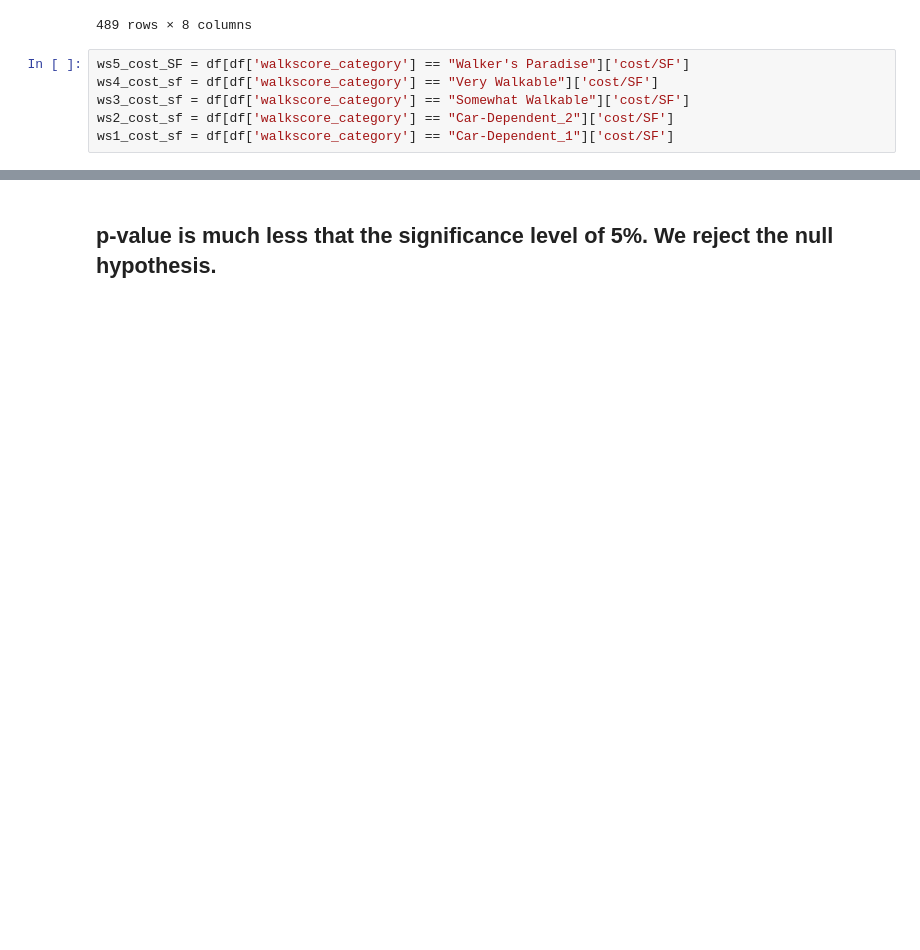
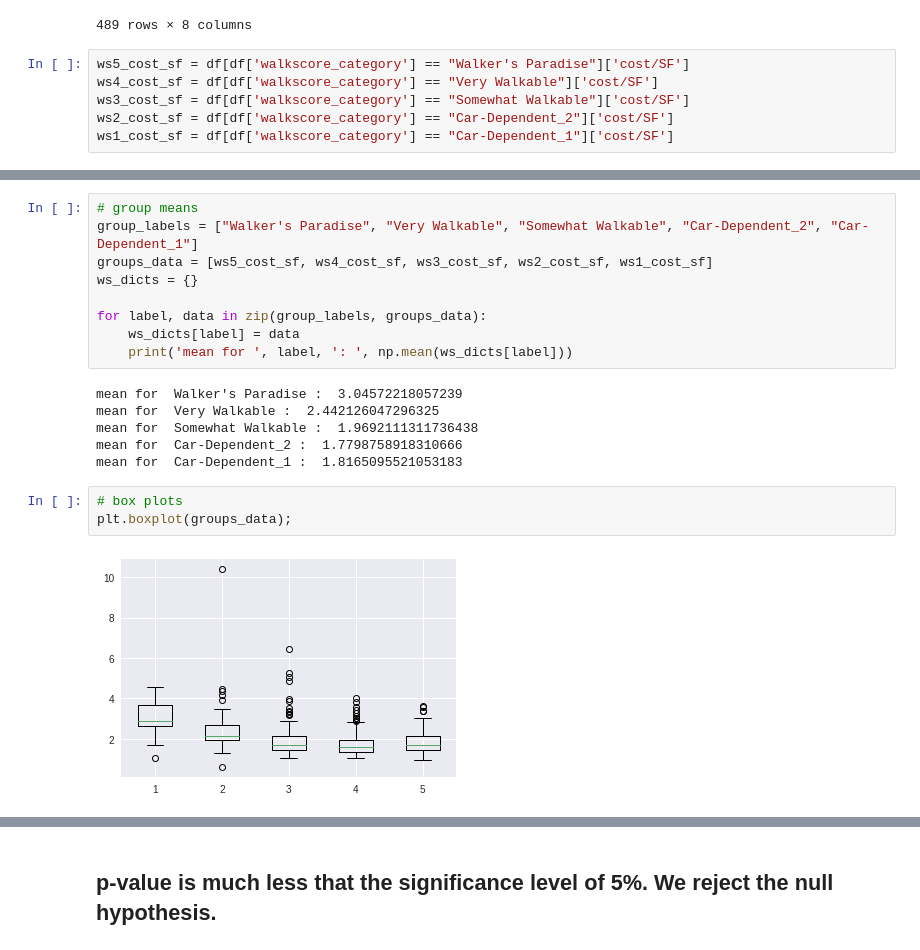
Before and after one commit to sn-ekstrand/walkability-and-cost, a Jupyter notebook: notebooks/eda.ipynb, the cells around one changed output, grey strips where cells are left out. Cells and saved outputs as stored; diff of their text form; blank space fills up the shorter version.

Commit message:
found cost/SF means for different walkscore groups

```diff
--- a/notebooks/eda.ipynb
+++ b/notebooks/eda.ipynb
@@ -84,7 +84,7 @@ df
 | 488 | 895rhe1 | 3212 Crosscreek Dr | Austin, TX 78757 | 1650.000000 | 1000.000000 | 46 | 1.650000 | Car-Dependent_2 |
 489 rows × 8 columns
 # %%
-ws5_cost_SF = df[df['walkscore_category'] == "Walker's Paradise"]['cost/SF']
+ws5_cost_sf = df[df['walkscore_category'] == "Walker's Paradise"]['cost/SF']
 ws4_cost_sf = df[df['walkscore_category'] == "Very Walkable"]['cost/SF']
 ws3_cost_sf = df[df['walkscore_category'] == "Somewhat Walkable"]['cost/SF']
 ws2_cost_sf = df[df['walkscore_category'] == "Car-Dependent_2"]['cost/SF']
@@ -97 +92,21 @@ ws1_cost_sf = df[df['walkscore_category'] == "Car-Dependent_1"]['cost/SF']
+# %%
+# group means
+group_labels = ["Walker's Paradise", "Very Walkable", "Somewhat Walkable", "Car-Dependent_2", "Car-Dependent_1"]
+groups_data = [ws5_cost_sf, ws4_cost_sf, ws3_cost_sf, ws2_cost_sf, ws1_cost_sf]
+ws_dicts = {}
+
+for label, data in zip(group_labels, groups_data):
+    ws_dicts[label] = data
+    print('mean for ', label, ': ', np.mean(ws_dicts[label]))
+# %% [output]
+mean for  Walker's Paradise :  3.04572218057239
+mean for  Very Walkable :  2.442126047296325
+mean for  Somewhat Walkable :  1.9692111311736438
+mean for  Car-Dependent_2 :  1.7798758918310666
+mean for  Car-Dependent_1 :  1.8165095521053183
+# %%
+# box plots
+plt.boxplot(groups_data);
+# %% [output]
+[figure, added]
 # %%
```
Also changed, not shown: parts of 9 cells of this notebook.
